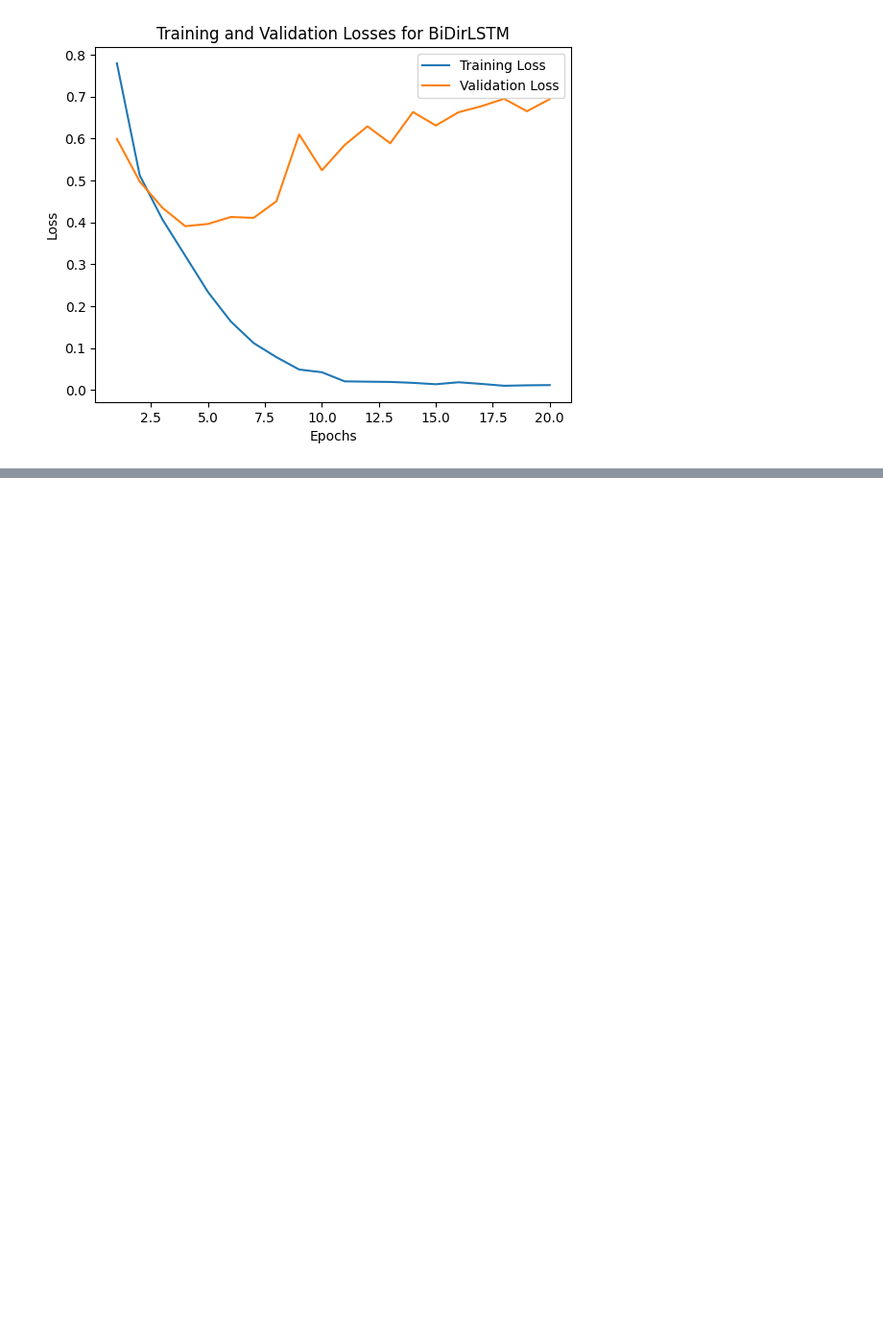
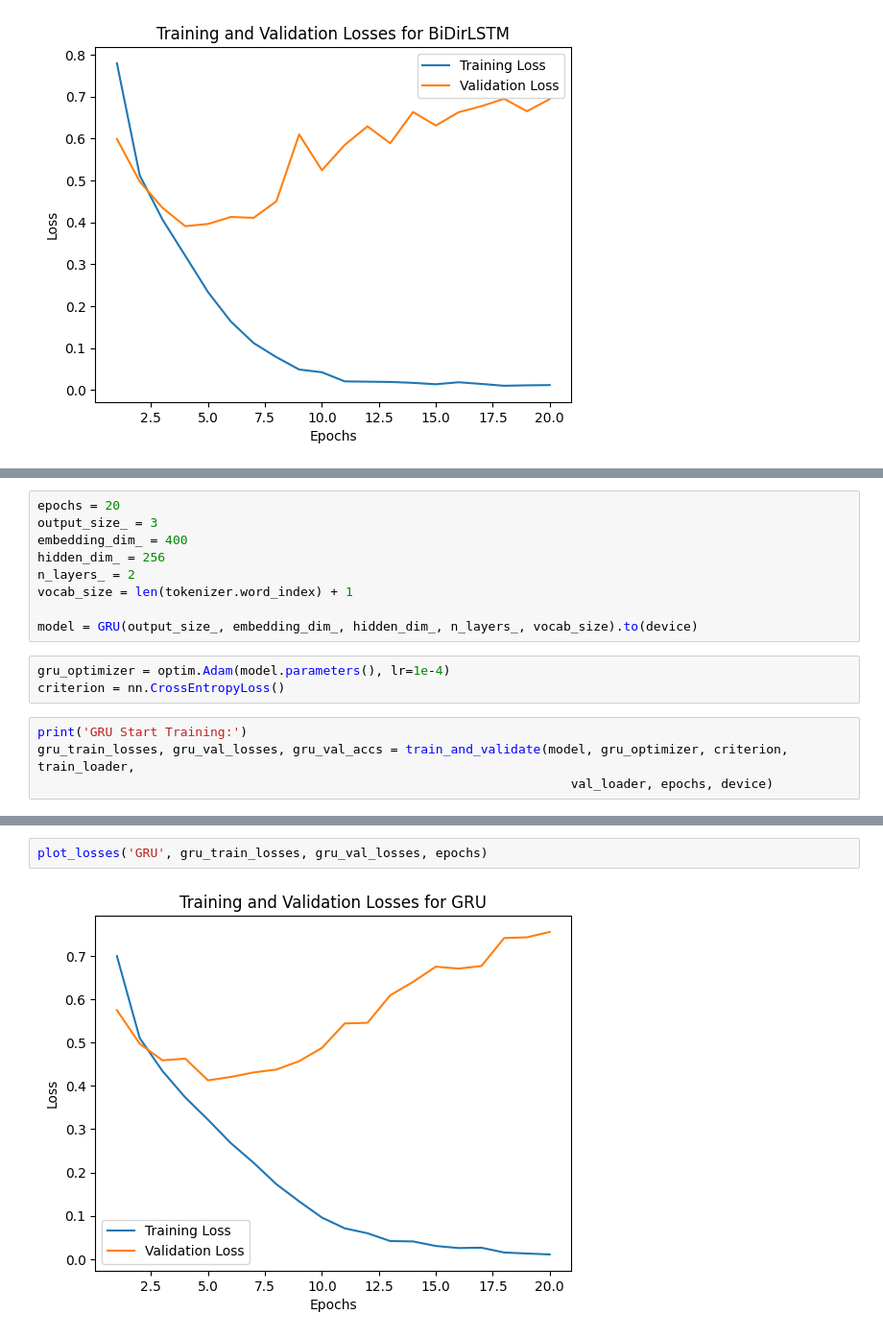
Before and after one commit to Rafkat/NaturalLanguageProcessingTasks, a Jupyter notebook: text_classification/text_classification.ipynb, the cells around one changed output, grey strips where cells are left out. Shown: that part at 96% size. Drawn from its saved outputs; the diff is of its cells as text; blank space fills up the shorter version.

```diff
--- a/text_classification/text_classification.ipynb
+++ b/text_classification/text_classification.ipynb
@@ -365,0 +369,16 @@ plot_losses('BiDirLSTM', lstm_train_losses, lstm_val_losses, epochs)
+# %%
+epochs = 20
+output_size_ = 3
+embedding_dim_ = 400
+hidden_dim_ = 256
+n_layers_ = 2
+vocab_size = len(tokenizer.word_index) + 1
+
+model = GRU(output_size_, embedding_dim_, hidden_dim_, n_layers_, vocab_size).to(device)
+# %%
+gru_optimizer = optim.Adam(model.parameters(), lr=1e-4)
+criterion = nn.CrossEntropyLoss()
+# %%
+print('GRU Start Training:')
+gru_train_losses, gru_val_losses, gru_val_accs = train_and_validate(model, gru_optimizer, criterion, train_loader,
+                                                                       val_loader, epochs, device)
@@ -365,0 +403,4 @@ plot_losses('BiDirLSTM', lstm_train_losses, lstm_val_losses, epochs)
+# %%
+plot_losses('GRU', gru_train_losses, gru_val_losses, epochs)
+# %% [output]
+[figure, added]
```
Also changed, not shown: parts of 8 cells of this notebook, 2 other files.
